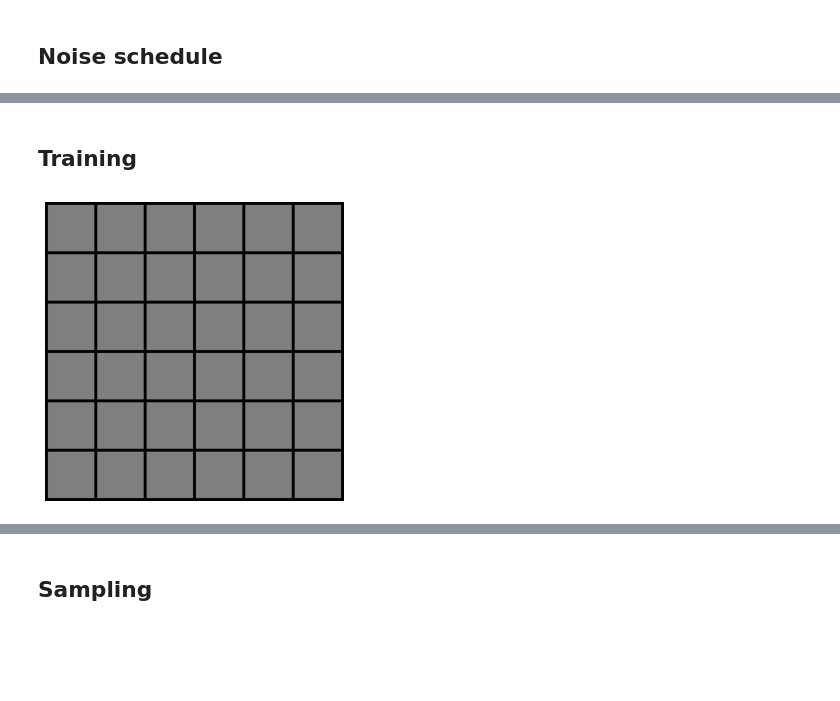
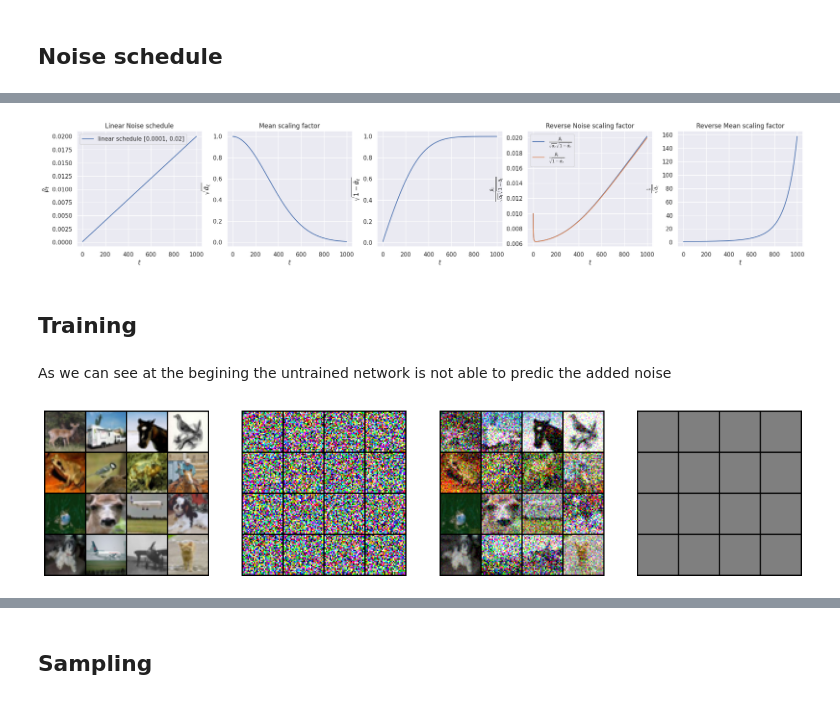
Before and after one commit to gabrielraya/vanilla-diffusion-model, a Jupyter notebook: Vanilla_Diffusion_models.ipynb, the cells around one changed output, grey strips where cells are left out. Cells and saved outputs as stored; diff of their text form; code cells hidden in the pictures; blank space fills up the shorter version.

```diff
--- a/Vanilla_Diffusion_models.ipynb
+++ b/Vanilla_Diffusion_models.ipynb
@@ -151,3 +171,16 @@ state = dict(optimizer=optimizer, model=score_model, ema=ema, step=0)
+# %%
+# Create checkpoints directory
+checkpoint_dir = os.path.join(results_dir, "checkpoints")
+# Intermediate checkpoints to resume training after pre-emption in cloud environments
+checkpoint_meta_dir = os.path.join(results_dir, "checkpoints-meta", "checkpoint.pth")
+os.makedirs(checkpoint_dir, exist_ok=True)
+os.makedirs(os.path.dirname(checkpoint_meta_dir), exist_ok=True)
+
+# Resume training when intermediate checkpoints are detected
+state = restore_checkpoint(checkpoint_meta_dir, state, config.device)
+initial_step = int(state['step'])
+
+initial_step
 # %% [markdown]
 ## Diffusion process
 **Ingredients**
@@ -455,16 +480,69 @@ plt.show()
+# %%
+f, ax = plt.subplots(1, 5, figsize=(25, 4))
+
+
+ax[0].plot(diffusion.discrete_betas, label="linear schedule [{}, {}]".format(diffusion.beta_0, diffusion.beta_1))
+ax[0].set_xlabel("$t$")
+ax[0].set_ylabel(r"$\beta_t$")
+ax[0].set_title("Linear Noise schedule")
+ax[0].legend()
+
+ax[1].plot(diffusion.sqrt_alphas_cumprod)
+ax[1].set_xlabel("$t$")
+ax[1].set_ylabel(r'$\sqrt{\bar{\alpha}_t}$')
+ax[1].set_title("Mean scaling factor")
+
+
+ax[2].plot(diffusion.sqrt_1m_alphas_cumprod)
+ax[2].set_ylabel(r'$\sqrt{1-\bar{\alpha}_t}$')
+ax[2].set_xlabel(r'$t$')
+
+ax[3].plot(diffusion.discrete_betas/(torch.sqrt(diffusion.alphas) *diffusion.sqrt_1m_alphas_cumprod), label= r'$\frac{\beta_t}{\sqrt{\alpha_t}\sqrt{1-\bar{\alpha}_t}}$')
+ax[3].plot(diffusion.discrete_betas/diffusion.sqrt_1m_alphas_cumprod, label= r'$\frac{\beta_t}{\sqrt{1-\bar{\alpha}_t}}$')
+ax[3].set_ylabel(r'$\frac{\beta_t}{\sqrt{\alpha_t}\sqrt{1-\bar{\alpha}_t}}$')
+ax[3].set_xlabel(r'$t$')
+ax[3].set_title("Reverse Noise scaling factor")
+ax[3].legend()
+
+
+ax[4].plot(1/diffusion.sqrt_alphas_cumprod)
+ax[4].set_xlabel("$t$")
+ax[4].set_ylabel(r'$\frac{1}{\sqrt{\bar{\alpha}_t}}$')
+ax[4].set_title("Reverse Mean scaling factor")
+# # fig.savefig(os.path.join(workdir, "./signal.pdf"), bbox_inches='tight')
+plt.show()
+# %% [output]
+[figure, added]
 # %% [markdown]
 ## Training
+# %%
+def multiplots(*arguments, inverse_scaler, n=9, h=9, w=3 ):
+
+    f, axis = plt.subplots(1,len(arguments), figsize=(h, w))
+
+    for i, batch in enumerate(arguments):
+        grid = make_grid(inverse_scaler(batch[:n]).clamp(0,1), nrow=int(np.sqrt(n)), padding=1).permute(1, 2, 0).cpu()
+        axis[i].imshow(grid); axis[i].axis('off')
+# %% [markdown]
+As we can see at the begining the untrained network is not able to predic the added noise
 # %%
-t = torch.randint(0, diffusion.T, (batch.shape[0],), device=batch.device)
+t = torch.randint(0, diffusion.T//4, (batch.shape[0],), device=batch.device)
 
-z = torch.randn_like(batch)
+noise = torch.randn_like(batch)
 mean, std = diffusion.t_step_transition_prob(scaler(batch), t)
-diffused_data = mean + std[:, None, None, None] * z
-score = score_model(diffused_data, t)
+diffused_data = mean + std[:, None, None, None] * noise
 
+if initial_step == 0:
+    predicted_noise = score_model(diffused_data, t)
+    multiplots(scaler(batch), noise, diffused_data, predicted_noise, inverse_scaler=inverse_scaler, n=16, h=16,w=16)
+else:
+    # create fictitios untrained model
+    model_fake = ddpm.DDPM(config).to(config.device)
+    model_fake = torch.nn.DataParallel(model_fake)
 
-plts.save_image(inverse_scaler(score).clamp(0,1), results_dir, n=36, pos="vertical", name="score_samples", show=True)
+    predicted_noise = model_fake(diffused_data, t)
+    multiplots(scaler(batch), noise, diffused_data, predicted_noise, inverse_scaler=inverse_scaler, n=16, h=16,w=16)
 # %% [output]
-[figure, old version]
+[figure, new version]
 # %%
 loss_fn = get_ddpm_loss_fn(diffusion, reduce_mean=True)
```
Also changed, not shown: parts of 28 cells of this notebook.
